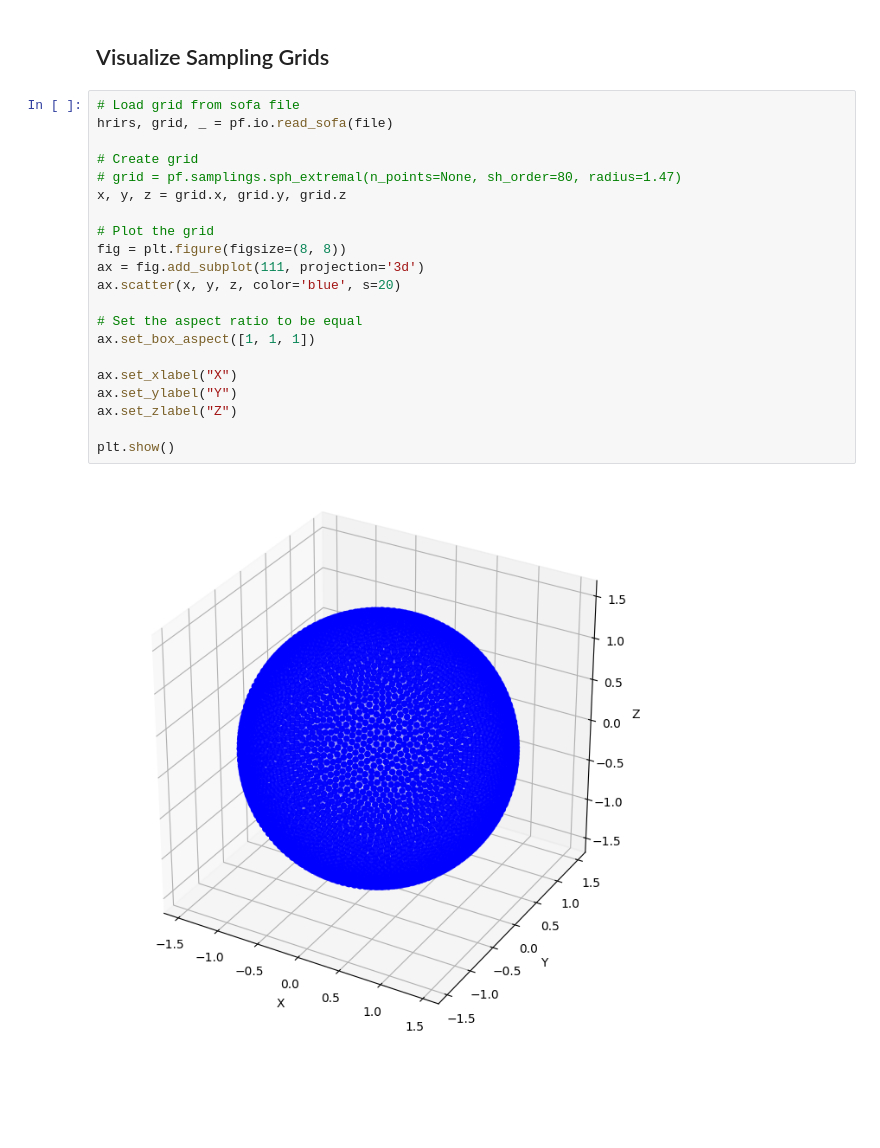
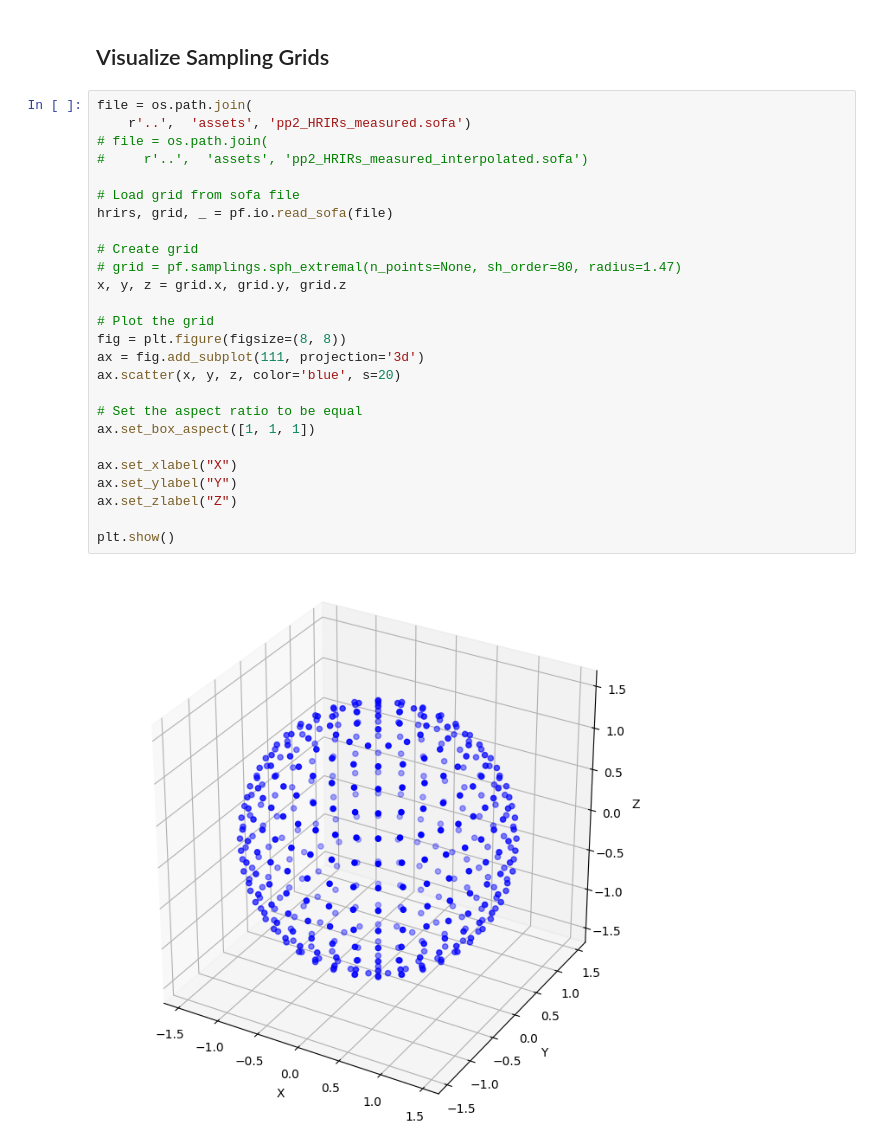
Before and after one commit to vackva/Orbe, a Jupyter notebook: python/ResearchNotebook.ipynb, the cells around one changed output. Drawn from its saved outputs; the diff is of its cells as text; blank space fills up the shorter version.

```diff
--- a/python/ResearchNotebook.ipynb
+++ b/python/ResearchNotebook.ipynb
@@ -139,25 +152,30 @@ sof.write_sofa(file, sofa,compression=0)
 # %% [markdown]
 ## Visualize Sampling Grids
 # %%
+file = os.path.join(
+    r'..',  'assets', 'pp2_HRIRs_measured.sofa')
+# file = os.path.join(
+#     r'..',  'assets', 'pp2_HRIRs_measured_interpolated.sofa')
+
 # Load grid from sofa file
 hrirs, grid, _ = pf.io.read_sofa(file)
 
 # Create grid
 # grid = pf.samplings.sph_extremal(n_points=None, sh_order=80, radius=1.47)
 x, y, z = grid.x, grid.y, grid.z
 
 # Plot the grid
 fig = plt.figure(figsize=(8, 8))
 ax = fig.add_subplot(111, projection='3d')
 ax.scatter(x, y, z, color='blue', s=20)
 
 # Set the aspect ratio to be equal
 ax.set_box_aspect([1, 1, 1])
 
 ax.set_xlabel("X")
 ax.set_ylabel("Y")
 ax.set_zlabel("Z")
 
 plt.show()
 # %% [output]
-[figure, old version]
+[figure, new version]
```
Also changed, not shown: parts of 6 cells of this notebook.
